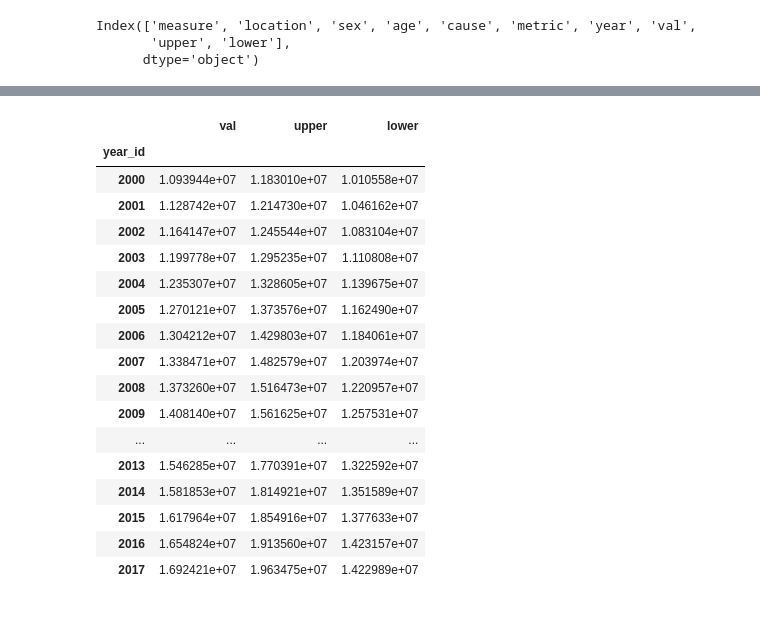
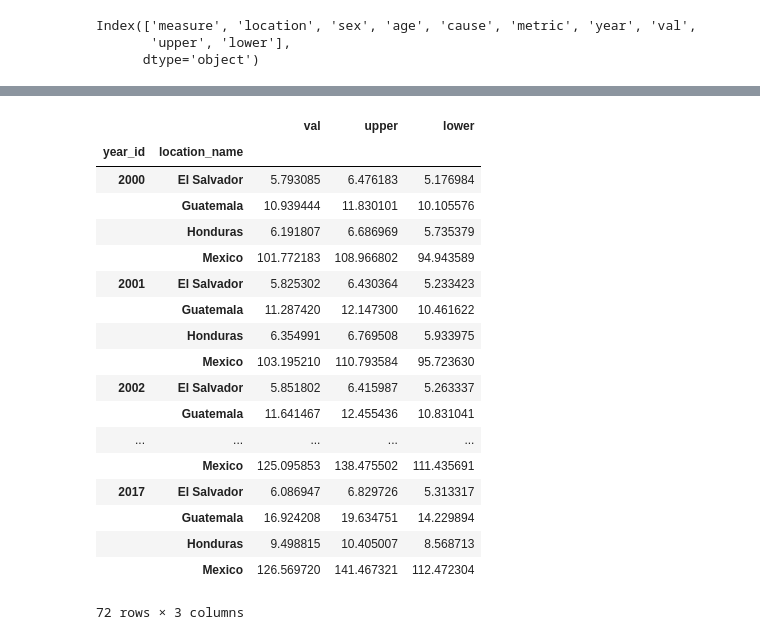
Before and after one commit to Guitlle/gf, a Jupyter notebook: outcome_measurement/all/GTM - Exploring GBD-2017.ipynb, the cells around one changed output, grey strips where cells are left out. Cells and saved outputs as stored; diff of their text form; code cells hidden in the pictures.

```diff
--- a/outcome_measurement/all/GTM - Exploring GBD-2017.ipynb
+++ b/outcome_measurement/all/GTM - Exploring GBD-2017.ipynb
@@ -33,5 +33,6 @@ Index(['measure', 'location', 'sex', 'age', 'cause', 'metric', 'year', 'val',
 #gbd17.age.value_counts()
 # All ages :
 allages = ["Under 5", "5-14 years", "15-49 years", "50-69 years", "70+ years"]
+countries = ["Guatemala", "El Salvador", "Mexico", "Honduras"]
 # %%
 gbdCounts = gbd17[(gbd17.metric== "Number") &
@@ -63,33 +64,34 @@ def aggGtPop(dataframe):
         "lower": "sum"
     })
 # %%
-GtPop = pd.concat([
-    aggGtPop(gbd15_17pop),
-    aggGtPop(gbd10_14pop),
-    aggGtPop(gbd05_09pop),
-    aggGtPop(gbd00_04pop)
+pops = pd.concat([
+    aggPop(gbd15_17pop),
+    aggPop(gbd10_14pop),
+    aggPop(gbd05_09pop),
+    aggPop(gbd00_04pop)
           ])
-# %%
-GtPop.sort_index()
-# %% [output]
-|  | val | upper | lower |
-| year_id |  |  |  |
-| 2000 | 1.093944e+07 | 1.183010e+07 | 1.010558e+07 |
-| 2001 | 1.128742e+07 | 1.214730e+07 | 1.046162e+07 |
-| 2002 | 1.164147e+07 | 1.245544e+07 | 1.083104e+07 |
-| 2003 | 1.199778e+07 | 1.295235e+07 | 1.110808e+07 |
-| 2004 | 1.235307e+07 | 1.328605e+07 | 1.139675e+07 |
-| 2005 | 1.270121e+07 | 1.373576e+07 | 1.162490e+07 |
-| 2006 | 1.304212e+07 | 1.429803e+07 | 1.184061e+07 |
-| 2007 | 1.338471e+07 | 1.482579e+07 | 1.203974e+07 |
-| 2008 | 1.373260e+07 | 1.516473e+07 | 1.220957e+07 |
-| 2009 | 1.408140e+07 | 1.561625e+07 | 1.257531e+07 |
-| ... | ... | ... | ... |
-| 2013 | 1.546285e+07 | 1.770391e+07 | 1.322592e+07 |
-| 2014 | 1.581853e+07 | 1.814921e+07 | 1.351589e+07 |
-| 2015 | 1.617964e+07 | 1.854916e+07 | 1.377633e+07 |
-| 2016 | 1.654824e+07 | 1.913560e+07 | 1.423157e+07 |
-| 2017 | 1.692421e+07 | 1.963475e+07 | 1.422989e+07 |
+# %%
+pops.sort_index()/1000000
+# %% [output]
+|  |  | val | upper | lower |
+| year_id | location_name |  |  |  |
+| 2000 | El Salvador | 5.793085 | 6.476183 | 5.176984 |
+|  | Guatemala | 10.939444 | 11.830101 | 10.105576 |
+|  | Honduras | 6.191807 | 6.686969 | 5.735379 |
+|  | Mexico | 101.772183 | 108.966802 | 94.943589 |
+| 2001 | El Salvador | 5.825302 | 6.430364 | 5.233423 |
+|  | Guatemala | 11.287420 | 12.147300 | 10.461622 |
+|  | Honduras | 6.354991 | 6.769508 | 5.933975 |
+|  | Mexico | 103.195210 | 110.793584 | 95.723630 |
+| 2002 | El Salvador | 5.851802 | 6.415987 | 5.263337 |
+|  | Guatemala | 11.641467 | 12.455436 | 10.831041 |
+| ... | ... | ... | ... | ... |
+|  | Mexico | 125.095853 | 138.475502 | 111.435691 |
+| 2017 | El Salvador | 6.086947 | 6.829726 | 5.313317 |
+|  | Guatemala | 16.924208 | 19.634751 | 14.229894 |
+|  | Honduras | 9.498815 | 10.405007 | 8.568713 |
+|  | Mexico | 126.569720 | 141.467321 | 112.472304 |
+72 rows × 3 columns
 # %%
 gbdCounts = gbdCounts.reset_index()
 # %%
```
Also changed, not shown: parts of 9 cells of this notebook.
